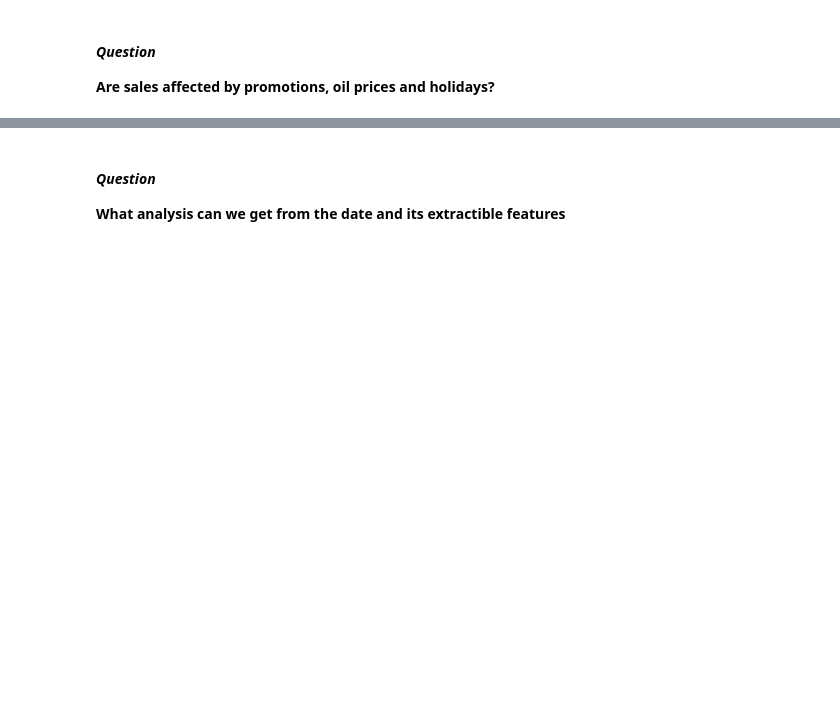
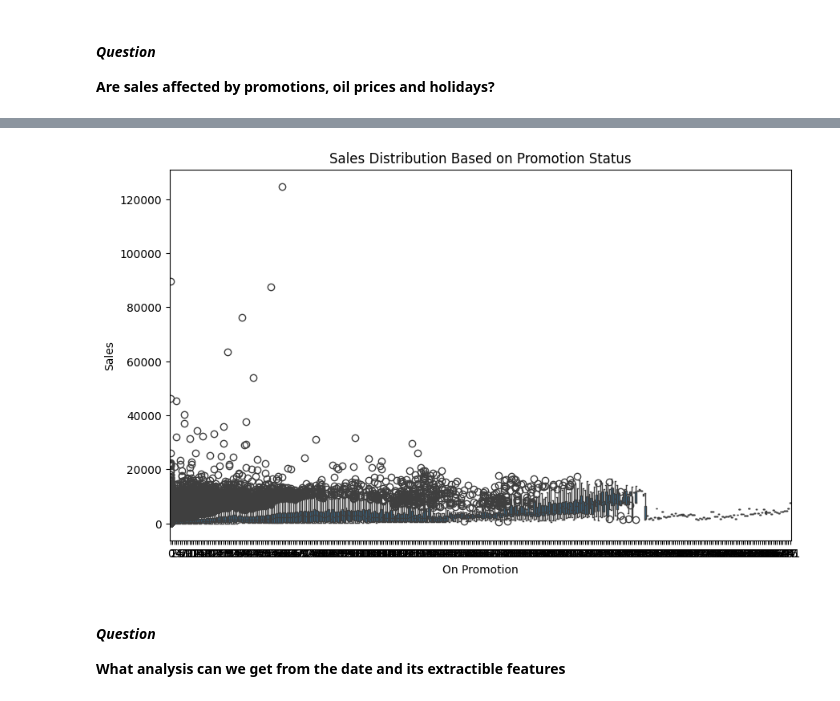
Before and after one commit to wamathaiwandeto/Time-Series-Regression-Analysis, a Jupyter notebook: notebooks/notebook.ipynb, the cells around one changed output, grey strips where cells are left out. Saved outputs shown, nothing was run; the diff lists cells and outputs as text; code cells hidden in the pictures; blank space fills up the shorter version.

```diff
--- a/notebooks/notebook.ipynb
+++ b/notebooks/notebook.ipynb
@@ -812,3 +857,13 @@ for group in groups:
+# %%
+# Visualize sales based on promotion status
+plt.figure(figsize=(10, 6))
+sns.boxplot(x='onpromotion', y='sales', data=train_oil)
+plt.title('Sales Distribution Based on Promotion Status')
+plt.xlabel('On Promotion')
+plt.ylabel('Sales')
+plt.show()
+# %% [output]
+[figure, added]
 # %% [markdown]
 #### ***Question***
 **What analysis can we get from the date and its extractible features**
```
Also changed, not shown: parts of 18 cells of this notebook.
